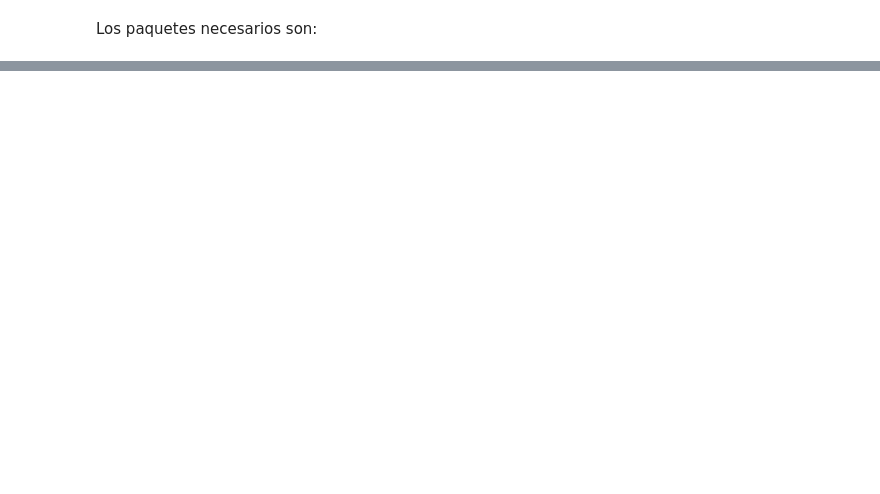
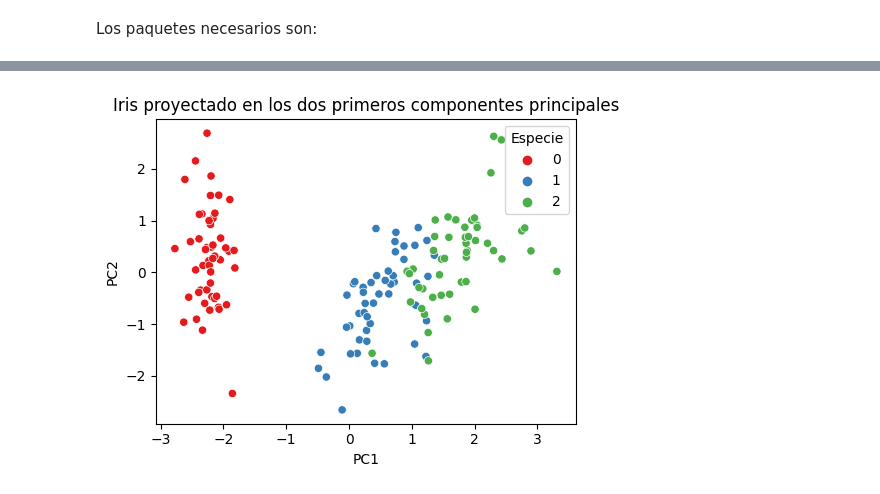
Before and after one commit to andres-merino/AprendizajeAutomaticoInicial-05-N0105, a Jupyter notebook: 2-Notebooks/06-1-Reduccion-Dimensionalidad.ipynb, the cells around one changed output, grey strips where cells are left out. Saved outputs shown, nothing was run; the diff lists cells and outputs as text; code cells hidden in the pictures; blank space fills up the shorter version.

```diff
--- a/2-Notebooks/06-1-Reduccion-Dimensionalidad.ipynb
+++ b/2-Notebooks/06-1-Reduccion-Dimensionalidad.ipynb
@@ -36,0 +130,5 @@ Los paquetes necesarios son:
+# %%
+# PCA con 2 componentes para visualización
+pca = PCA(n_components=2)
+X_pca = pca.fit_transform(X_scaled)
+display(pd.DataFrame(X_pca, columns=['PC1', 'PC2']).head())
@@ -36,0 +147,15 @@ Los paquetes necesarios son:
+# %%
+# Crear un DataFrame con los componentes principales
+df_pca = pd.DataFrame(X_pca, columns=['PC1', 'PC2'])
+df_pca['species'] = df['species']
+
+# Gráfico de dispersión de los dos primeros componentes
+plt.figure(figsize=(5, 4))
+sns.scatterplot(data=df_pca, x='PC1', y='PC2', hue='species', palette='Set1')
+plt.title('Iris proyectado en los dos primeros componentes principales')
+plt.xlabel('PC1')
+plt.ylabel('PC2')
+plt.legend(title='Especie')
+plt.tight_layout()
+# %% [output]
+[figure, added]
```
Also changed, not shown: parts of 22 cells of this notebook, 3 other files.
